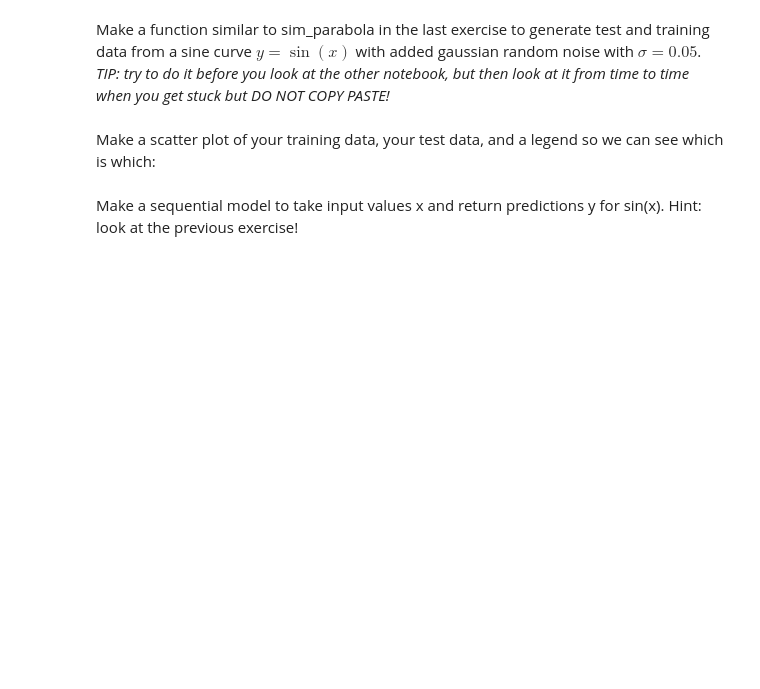
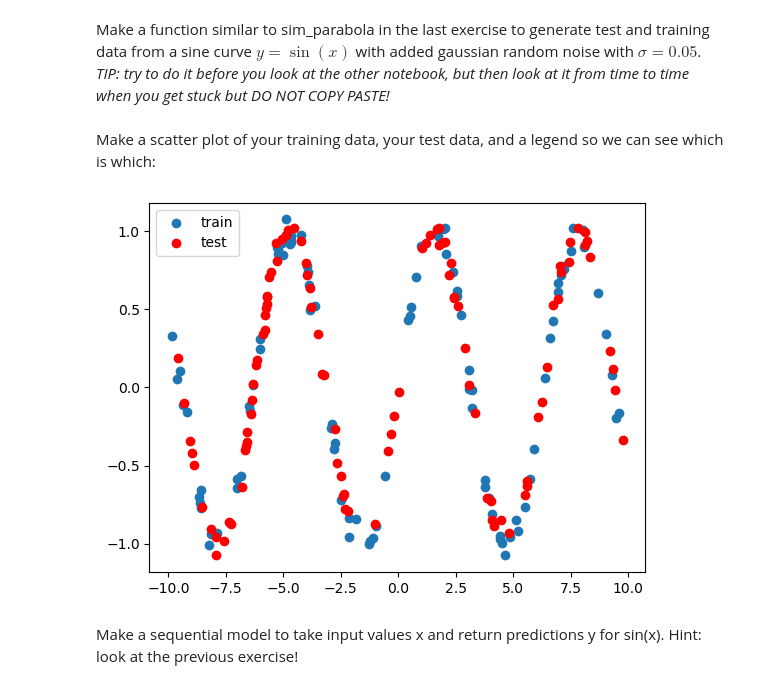
Before and after one commit to saqer-am/deep_learning_2026, a Jupyter notebook: Week2/NN_functions.ipynb, the cells around one changed output. Cells and saved outputs as stored; diff of their text form; code cells hidden in the pictures; blank space fills up the shorter version.

```diff
--- a/Week2/NN_functions.ipynb
+++ b/Week2/NN_functions.ipynb
@@ -1,7 +1,51 @@
 # %% [markdown]
 Make a function similar to sim_parabola in the last exercise to generate test and training data from a sine curve $y = \sin(x)$ with added gaussian random noise with $\sigma=0.05$.  *TIP: try to do it before you look at the other notebook, but then look at it from time to time when you get stuck but DO NOT COPY PASTE!*
+# %%
+import numpy as np
+import matplotlib.pyplot as plt
+
+
+#constants
+xmin=-10
+xmax=10
+noise=0.05
+N_train=100
+N_test=100
+#lists
+x_train=[]
+x_test=[]
+y_train=[]
+y_test=[]
+
+def sinx (xmin,xmax,noise):
+    x= np.random.random()* (xmax-xmin)+xmin
+    y= np.sin(x) + np.random.normal(scale=noise)
+    return x,y
+
+
+for i in range(N_train):
+    x, y= sinx(xmin,xmax,noise)
+    x_train.append(x)
+    y_train.append(y)
+
+for i in range (N_test):
+    x,y=sinx(xmin,xmax,noise)
+    x_test.append(x)
+    y_test.append(y)
+
+x_train=np.array(x_train)
+x_test=np.array(x_test)
+y_train=np.array(y_train)
+y_test=np.array(y_test)
 # %% [markdown]
 Make a scatter plot of your training data, your test data, and a legend so we can see which is which:
+# %%
+plt.scatter(x_train, y_train, label='train')
+plt.scatter(x_test, y_test,c='red', label='test')
+plt.legend()
+plt.show()
+# %% [output]
+[figure, added]
 # %% [markdown]
 Make a sequential model to take input values x and return predictions y for sin(x).  Hint: look at the previous exercise!
 # %% [markdown]
```
Also changed, not shown: 1 other file.
